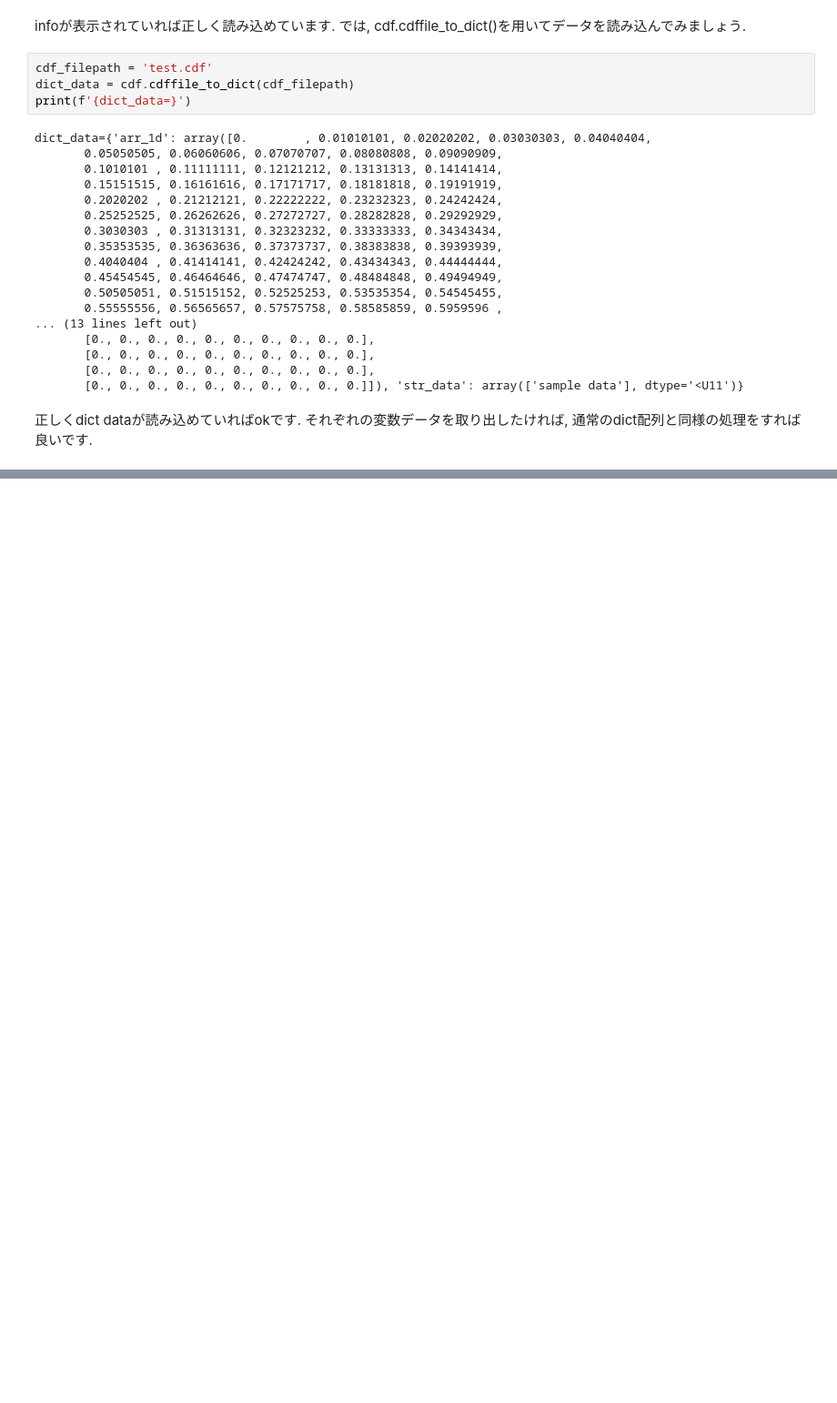
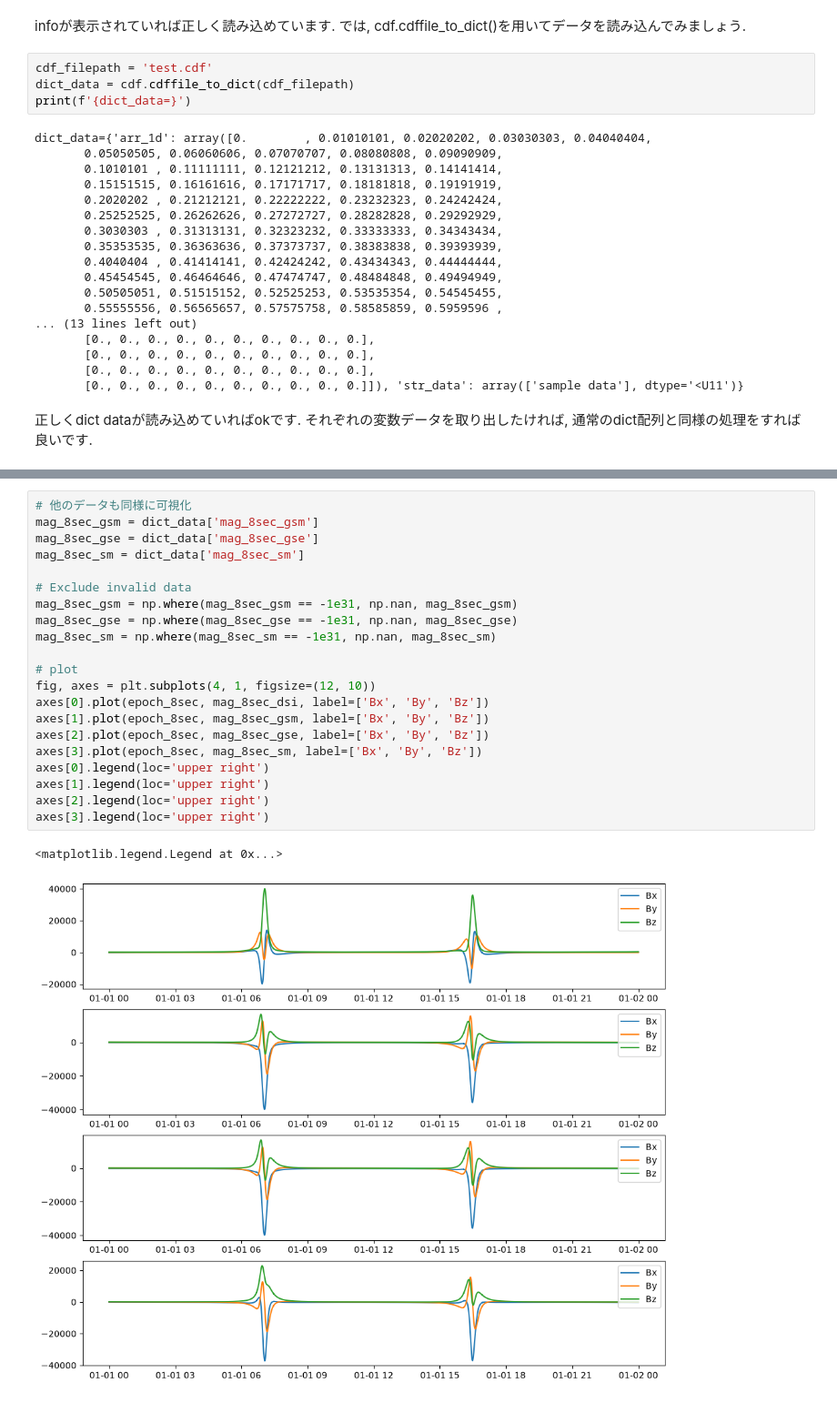
Before and after one commit to k11kik/Common_public, a Jupyter notebook: testrun_common_cdf.ipynb, the cells around one changed output, grey strips where cells are left out. Shown at 91% size. Saved outputs shown, nothing was run; the diff lists cells and outputs as text; blank space fills up the shorter version.

```diff
--- a/testrun_common_cdf.ipynb
+++ b/testrun_common_cdf.ipynb
@@ -172,0 +246,24 @@ str_data=array(['sample data'], dtype='<U11')
+# %%
+# 他のデータも同様に可視化
+mag_8sec_gsm = dict_data['mag_8sec_gsm']
+mag_8sec_gse = dict_data['mag_8sec_gse']
+mag_8sec_sm = dict_data['mag_8sec_sm']
+
+# Exclude invalid data
+mag_8sec_gsm = np.where(mag_8sec_gsm == -1e31, np.nan, mag_8sec_gsm)
+mag_8sec_gse = np.where(mag_8sec_gse == -1e31, np.nan, mag_8sec_gse)
+mag_8sec_sm = np.where(mag_8sec_sm == -1e31, np.nan, mag_8sec_sm)
+
+# plot
+fig, axes = plt.subplots(4, 1, figsize=(12, 10))
+axes[0].plot(epoch_8sec, mag_8sec_dsi, label=['Bx', 'By', 'Bz'])
+axes[1].plot(epoch_8sec, mag_8sec_gsm, label=['Bx', 'By', 'Bz'])
+axes[2].plot(epoch_8sec, mag_8sec_gse, label=['Bx', 'By', 'Bz'])
+axes[3].plot(epoch_8sec, mag_8sec_sm, label=['Bx', 'By', 'Bz'])
+axes[0].legend(loc='upper right')
+axes[1].legend(loc='upper right')
+axes[2].legend(loc='upper right')
+axes[3].legend(loc='upper right')
+# %% [output]
+<matplotlib.legend.Legend at 0x...>
+[figure, added]
```
Also changed, not shown: parts of 10 cells of this notebook.
